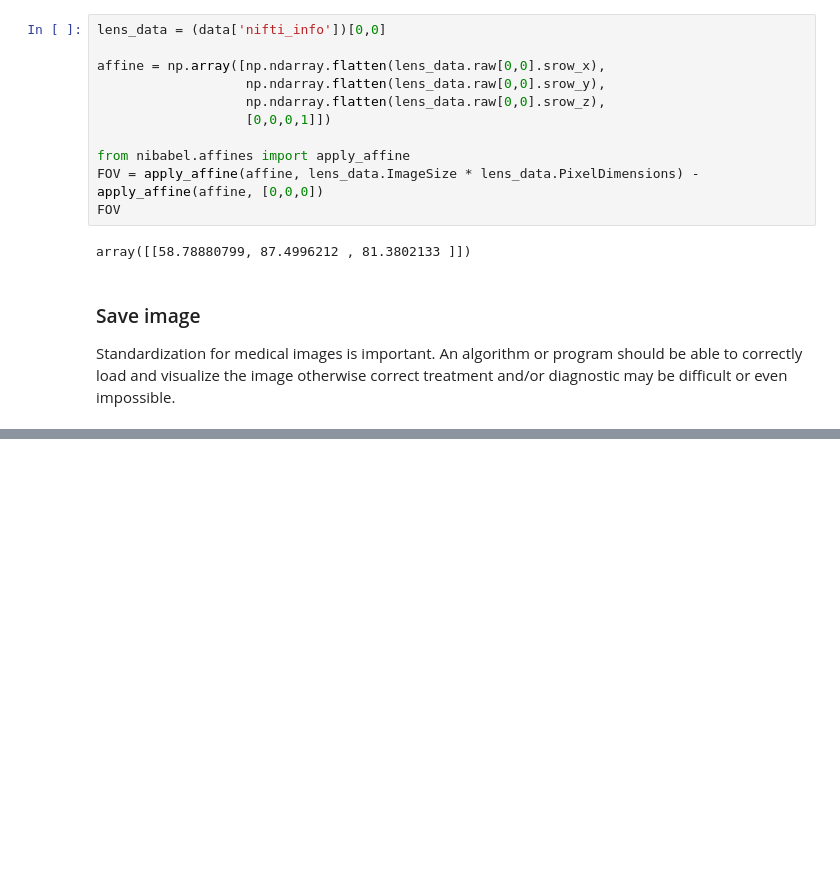
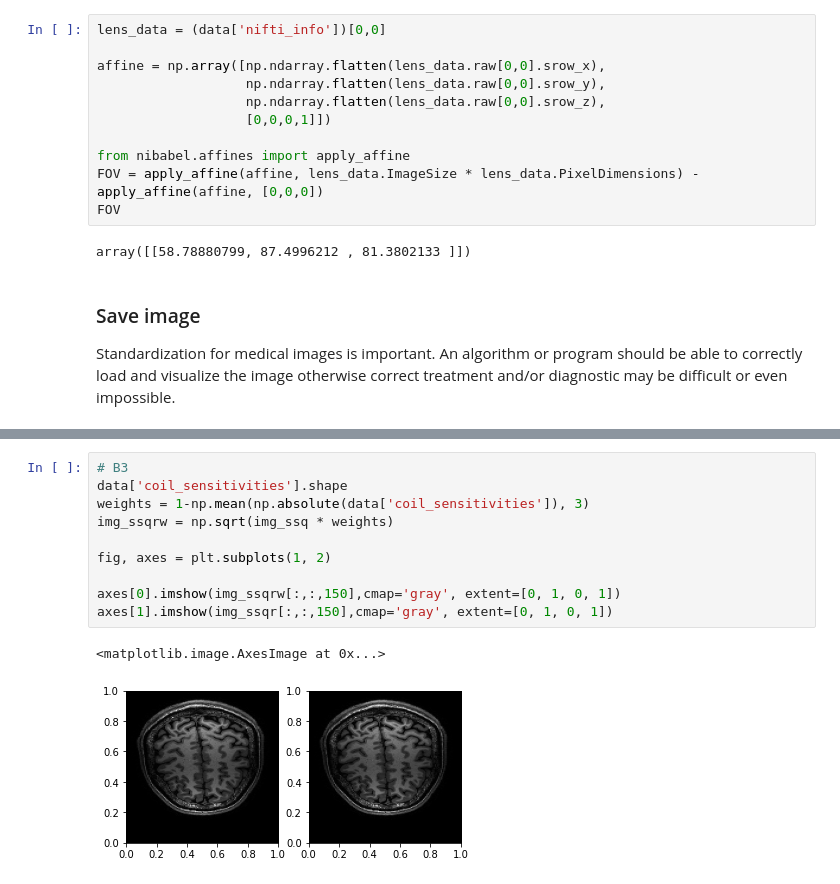
Before and after one commit to ruben-source/daignosticImaging, a Jupyter notebook: MRI/main.ipynb, the cells around one changed output, grey strips where cells are left out. Saved outputs shown, nothing was run; the diff lists cells and outputs as text; blank space fills up the shorter version.

```diff
--- a/MRI/main.ipynb
+++ b/MRI/main.ipynb
@@ -55,0 +93,13 @@ File test.nii saved succesfully!
+# %%
+# B3
+data['coil_sensitivities'].shape
+weights = 1-np.mean(np.absolute(data['coil_sensitivities']), 3)
+img_ssqrw = np.sqrt(img_ssq * weights)
+
+fig, axes = plt.subplots(1, 2)
+
+axes[0].imshow(img_ssqrw[:,:,150],cmap='gray', extent=[0, 1, 0, 1])
+axes[1].imshow(img_ssqr[:,:,150],cmap='gray', extent=[0, 1, 0, 1])
+# %% [output]
+<matplotlib.image.AxesImage at 0x...>
+[figure, added]
```
Also changed, not shown: parts of 12 cells of this notebook, 2 other files.
